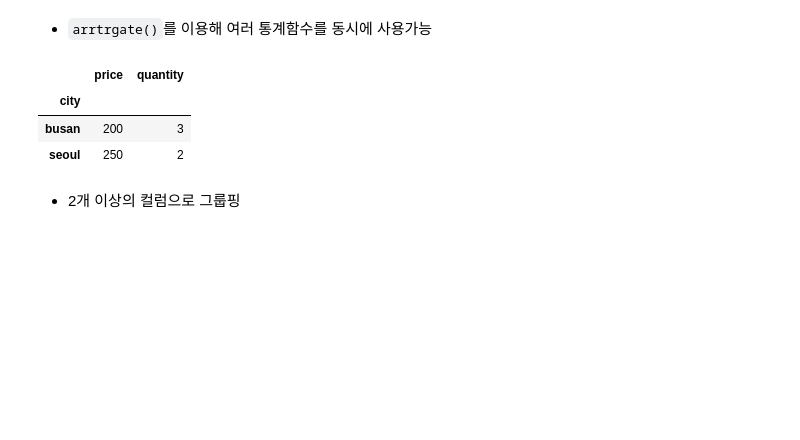
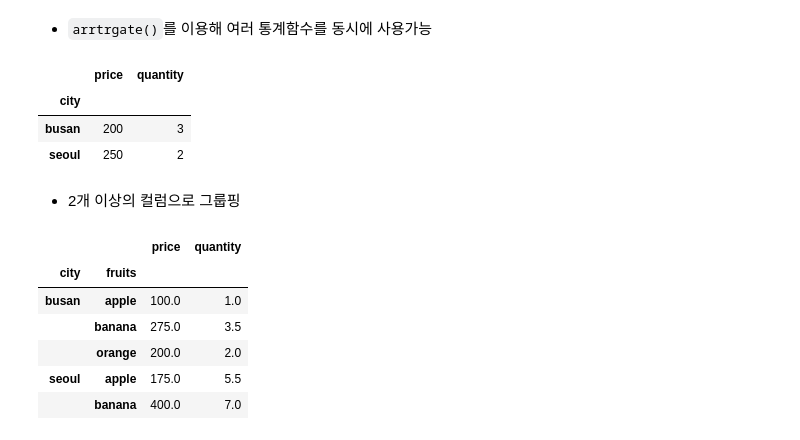
Before and after one commit to heojeongyun/TIL, a Jupyter notebook: pandas_basics_2(student).ipynb, the cells around one changed output. Drawn from its saved outputs; the diff is of its cells as text; code cells hidden in the pictures; blank space fills up the shorter version.

```diff
--- a/pandas_basics_2(student).ipynb
+++ b/pandas_basics_2(student).ipynb
@@ -785,3 +807,13 @@ df.groupby("city").aggregate(func_2)
 | seoul | 250 | 2 |
 # %% [markdown]
 - 2개 이상의 컬럼으로 그룹핑
+# %%
+df.groupby(["city", "fruits"]).mean()
+# %% [output]
+|  |  | price | quantity |
+| city | fruits |  |  |
+| busan | apple | 100.0 | 1.0 |
+|  | banana | 275.0 | 3.5 |
+|  | orange | 200.0 | 2.0 |
+| seoul | apple | 175.0 | 5.5 |
+|  | banana | 400.0 | 7.0 |
```
Also changed, not shown: parts of 13 cells of this notebook, 7 other files.
